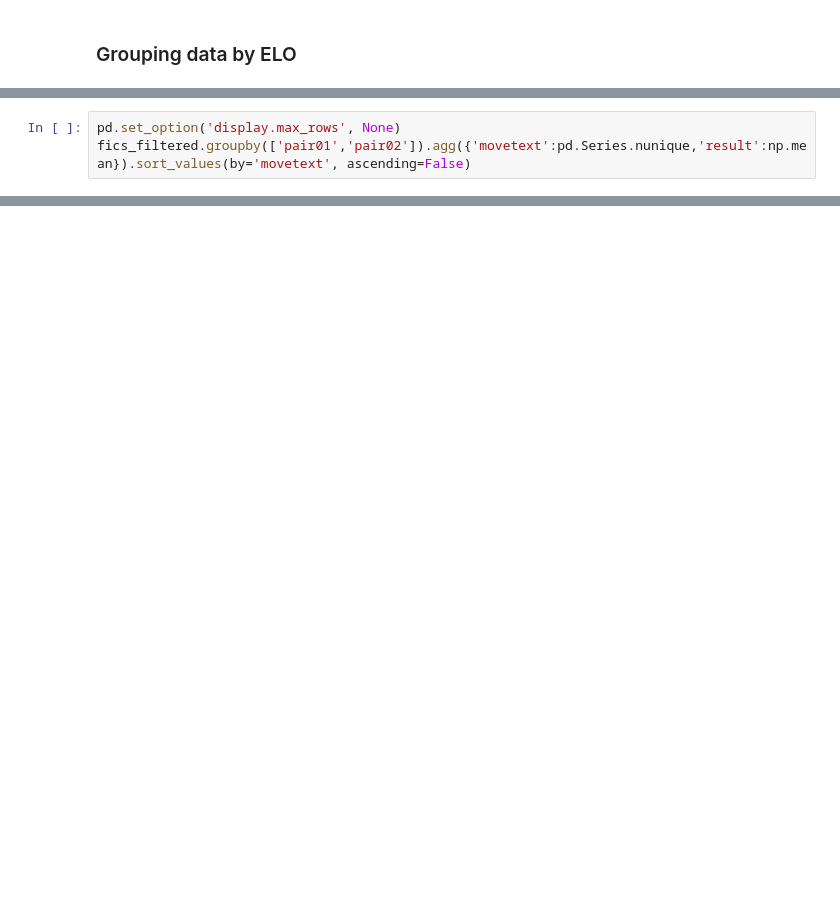
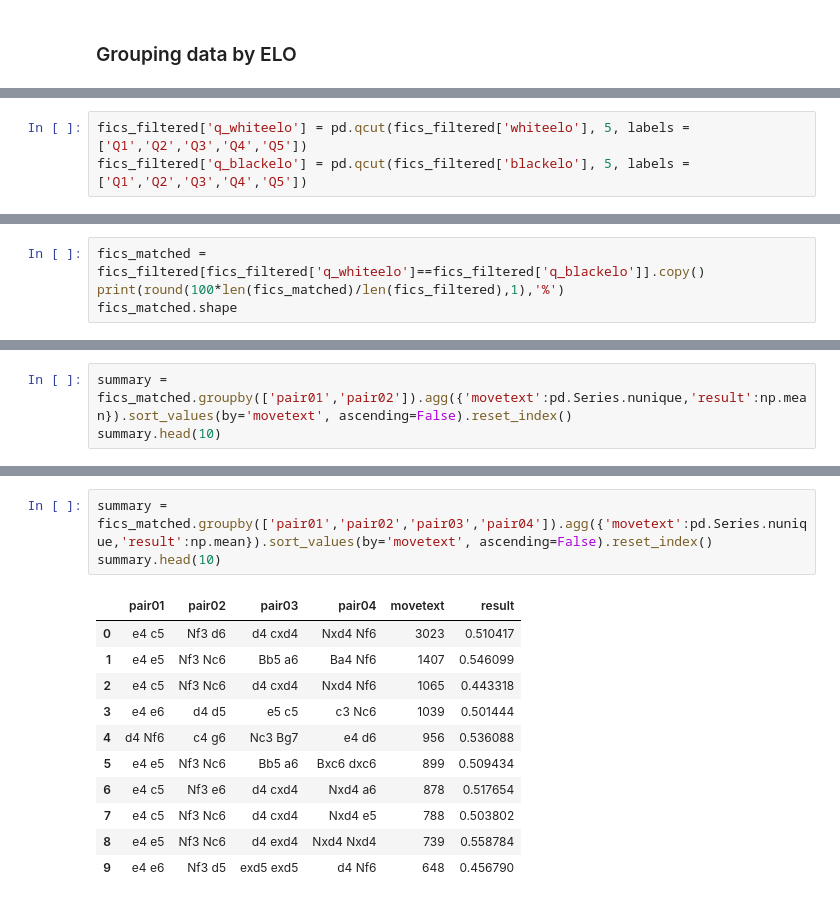
Before and after one commit to AGordon777/Unit5-MidProject, a Jupyter notebook: exploratory data analysis.ipynb, the cells around one changed output, grey strips where cells are left out. Saved outputs shown, nothing was run; the diff lists cells and outputs as text; blank space fills up the shorter version.

```diff
--- a/exploratory data analysis.ipynb
+++ b/exploratory data analysis.ipynb
@@ -988,0 +1044,3 @@ f1_LR2:  0.595401064915993
+# %%
+fics_filtered['q_whiteelo'] = pd.qcut(fics_filtered['whiteelo'], 5, labels = ['Q1','Q2','Q3','Q4','Q5'])
+fics_filtered['q_blackelo'] = pd.qcut(fics_filtered['blackelo'], 5, labels = ['Q1','Q2','Q3','Q4','Q5'])
@@ -988,0 +1064,4 @@ f1_LR2:  0.595401064915993
+# %%
+fics_matched = fics_filtered[fics_filtered['q_whiteelo']==fics_filtered['q_blackelo']].copy()
+print(round(100*len(fics_matched)/len(fics_filtered),1),'%')
+fics_matched.shape
@@ -989,3 +1260,3 @@ f1_LR2:  0.595401064915993
 # %%
-pd.set_option('display.max_rows', None)
-fics_filtered.groupby(['pair01','pair02']).agg({'movetext':pd.Series.nunique,'result':np.mean}).sort_values(by='movetext', ascending=False)
+summary = fics_matched.groupby(['pair01','pair02']).agg({'movetext':pd.Series.nunique,'result':np.mean}).sort_values(by='movetext', ascending=False).reset_index()
+summary.head(10)
@@ -991,0 +1290,15 @@ fics_filtered.groupby(['pair01','pair02']).agg({'movetext':pd.Series.nunique,'re
+# %%
+summary = fics_matched.groupby(['pair01','pair02','pair03','pair04']).agg({'movetext':pd.Series.nunique,'result':np.mean}).sort_values(by='movetext', ascending=False).reset_index()
+summary.head(10)
+# %% [output]
+|  | pair01 | pair02 | pair03 | pair04 | movetext | result |
+| 0 | e4 c5 | Nf3 d6 | d4 cxd4 | Nxd4 Nf6 | 3023 | 0.510417 |
+| 1 | e4 e5 | Nf3 Nc6 | Bb5 a6 | Ba4 Nf6 | 1407 | 0.546099 |
+| 2 | e4 c5 | Nf3 Nc6 | d4 cxd4 | Nxd4 Nf6 | 1065 | 0.443318 |
+| 3 | e4 e6 | d4 d5 | e5 c5 | c3 Nc6 | 1039 | 0.501444 |
+| 4 | d4 Nf6 | c4 g6 | Nc3 Bg7 | e4 d6 | 956 | 0.536088 |
+| 5 | e4 e5 | Nf3 Nc6 | Bb5 a6 | Bxc6 dxc6 | 899 | 0.509434 |
+| 6 | e4 c5 | Nf3 e6 | d4 cxd4 | Nxd4 a6 | 878 | 0.517654 |
+| 7 | e4 c5 | Nf3 Nc6 | d4 cxd4 | Nxd4 e5 | 788 | 0.503802 |
+| 8 | e4 e5 | Nf3 Nc6 | d4 exd4 | Nxd4 Nxd4 | 739 | 0.558784 |
+| 9 | e4 e6 | Nf3 d5 | exd5 exd5 | d4 Nf6 | 648 | 0.456790 |
```
Also changed, not shown: parts of 47 cells of this notebook.
